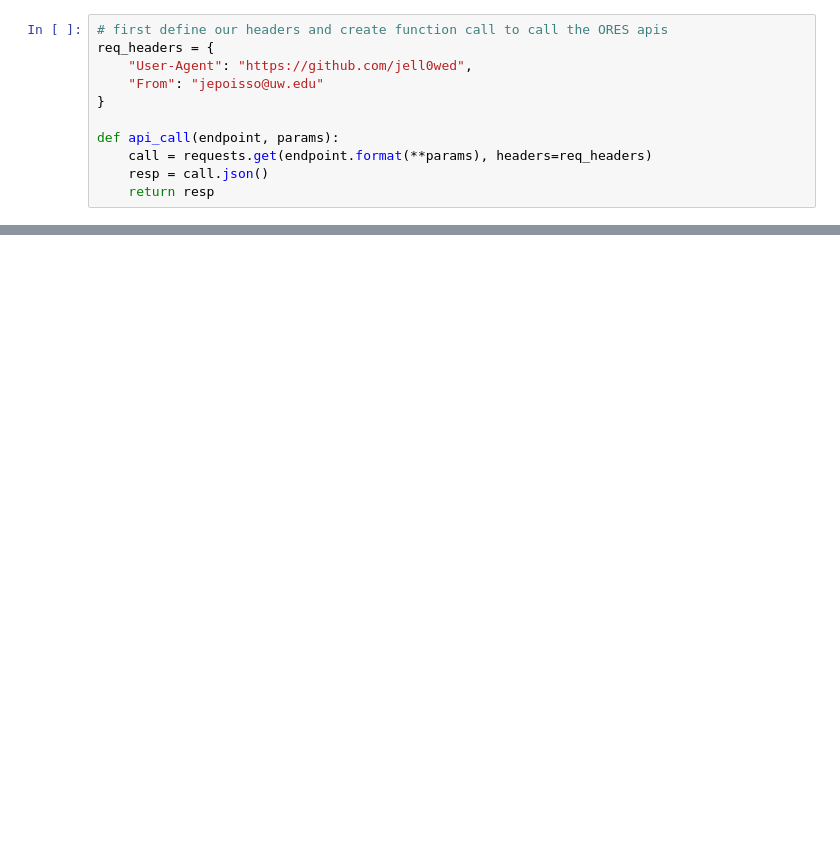
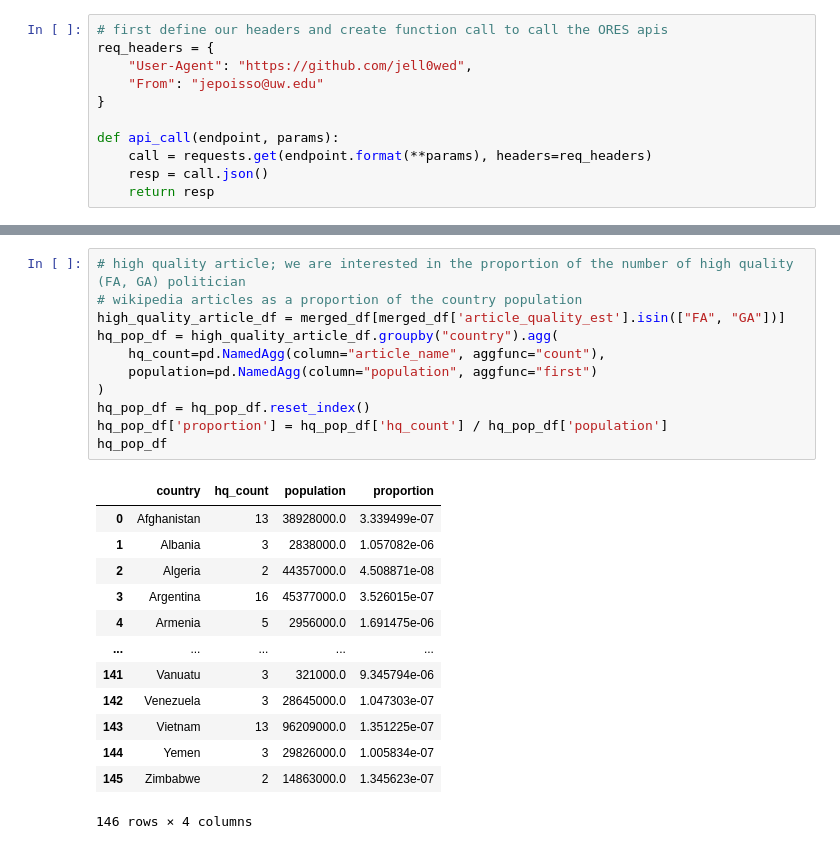
Before and after one commit to jell0wed/data-512-a2, a Jupyter notebook: A2.ipynb, the cells around one changed output, grey strips where cells are left out. Drawn from its saved outputs; the diff is of its cells as text; blank space fills up the shorter version.

```diff
--- a/A2.ipynb
+++ b/A2.ipynb
@@ -129,0 +192,25 @@ page_data_df
+# %%
+# high quality article; we are interested in the proportion of the number of high quality (FA, GA) politician
+# wikipedia articles as a proportion of the country population
+high_quality_article_df = merged_df[merged_df['article_quality_est'].isin(["FA", "GA"])]
+hq_pop_df = high_quality_article_df.groupby("country").agg(
+    hq_count=pd.NamedAgg(column="article_name", aggfunc="count"),
+    population=pd.NamedAgg(column="population", aggfunc="first")
+)
+hq_pop_df = hq_pop_df.reset_index()
+hq_pop_df['proportion'] = hq_pop_df['hq_count'] / hq_pop_df['population']
+hq_pop_df
+# %% [output]
+|  | country | hq_count | population | proportion |
+| 0 | Afghanistan | 13 | 38928000.0 | 3.339499e-07 |
+| 1 | Albania | 3 | 2838000.0 | 1.057082e-06 |
+| 2 | Algeria | 2 | 44357000.0 | 4.508871e-08 |
+| 3 | Argentina | 16 | 45377000.0 | 3.526015e-07 |
+| 4 | Armenia | 5 | 2956000.0 | 1.691475e-06 |
+| ... | ... | ... | ... | ... |
+| 141 | Vanuatu | 3 | 321000.0 | 9.345794e-06 |
+| 142 | Venezuela | 3 | 28645000.0 | 1.047303e-07 |
+| 143 | Vietnam | 13 | 96209000.0 | 1.351225e-07 |
+| 144 | Yemen | 3 | 29826000.0 | 1.005834e-07 |
+| 145 | Zimbabwe | 2 | 14863000.0 | 1.345623e-07 |
+146 rows × 4 columns
```
Also changed, not shown: parts of 14 cells of this notebook, 6 other files.
